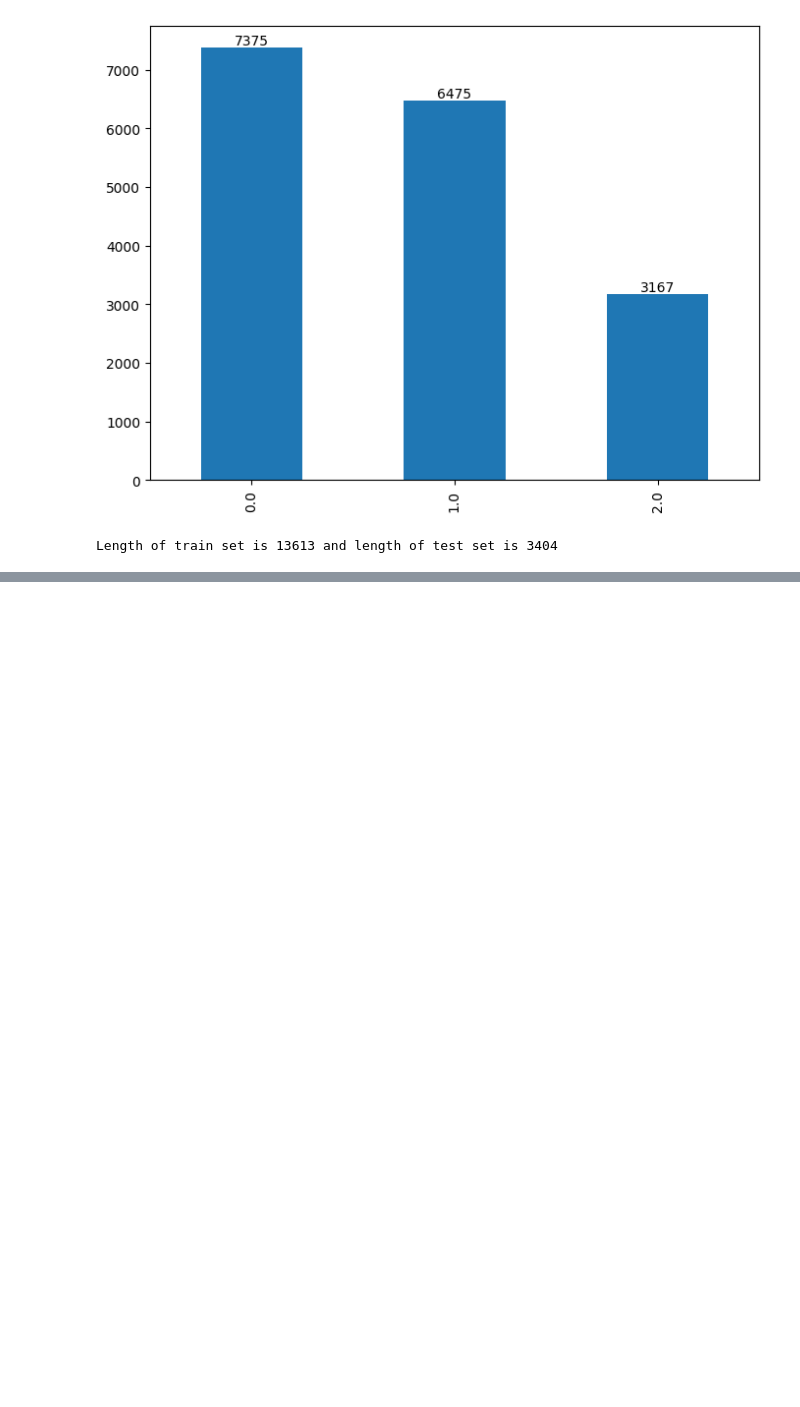
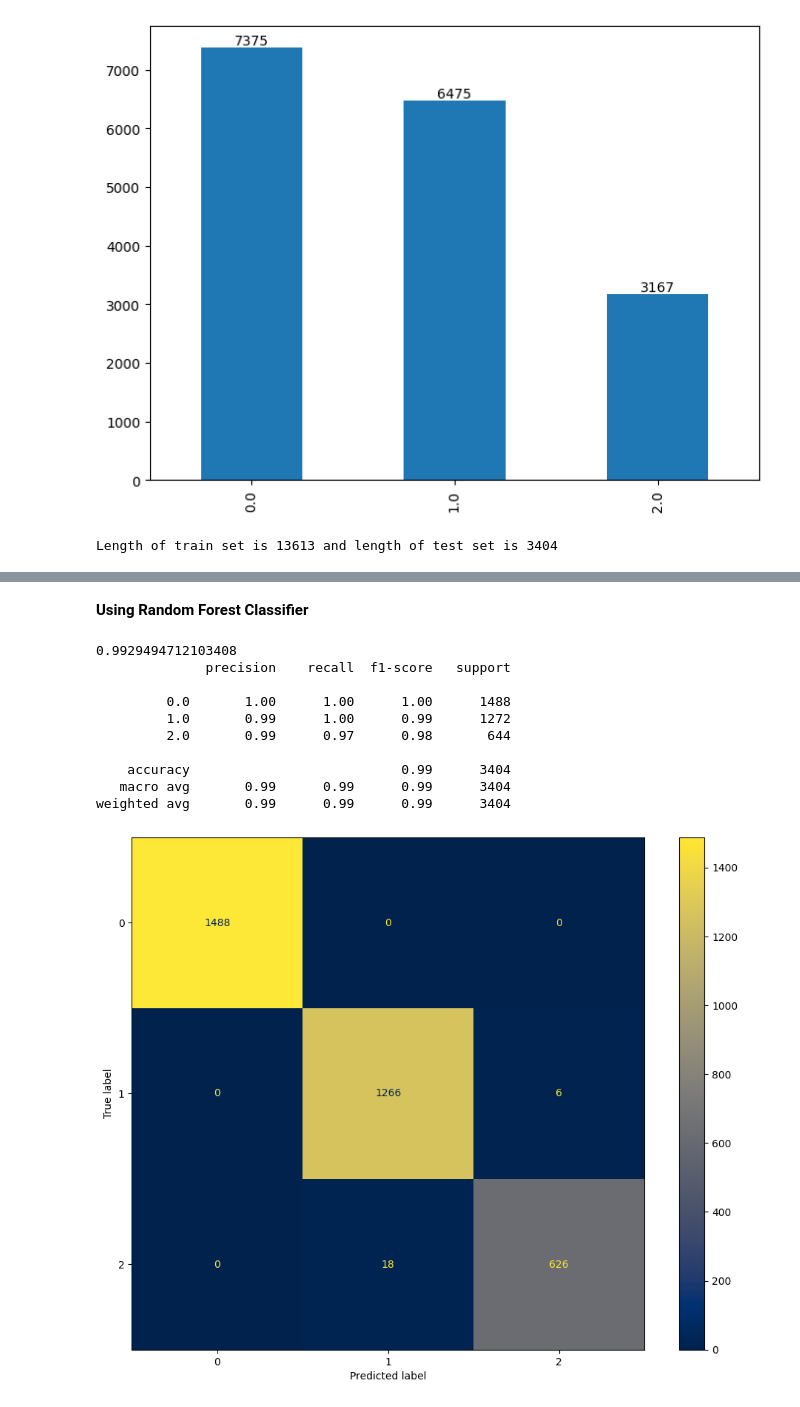
Before and after one commit to girishgautam/movie_rating_prediction, a Jupyter notebook: movie_ratings.ipynb, the cells around one changed output, grey strips where cells are left out. Cells and saved outputs as stored; diff of their text form; code cells hidden in the pictures; blank space fills up the shorter version.

```diff
--- a/movie_ratings.ipynb
+++ b/movie_ratings.ipynb
@@ -193,0 +277,35 @@ Length of train set is 13613 and length of test set is 3404
+# %% [markdown]
+**Using Random Forest Classifier**
+# %%
+#Instantiate Random forest classifier with default values
+rf = RandomForestClassifier(random_state=5)
+
+#Train the classifier on train data
+rf.fit(X_train, y_train)
+
+#Predcit using test data
+y_predict = rf.predict(X_test)
+
+#print accuracy and classification report on test data
+print(accuracy_score(y_test, y_predict))
+print(classification_report(y_test, y_predict))
+
+
+#plot confucion matrix on test data
+cm = confusion_matrix(y_test, y_predict)
+fig, ax = plt.subplots(figsize=(12, 9))
+disp = ConfusionMatrixDisplay(confusion_matrix=cm)
+disp.plot(cmap='cividis', ax=ax)
+plt.show()
+# %% [output]
+0.9929494712103408
+              precision    recall  f1-score   support
+
+         0.0       1.00      1.00      1.00      1488
+         1.0       0.99      1.00      0.99      1272
+         2.0       0.99      0.97      0.98       644
+
+    accuracy                           0.99      3404
+   macro avg       0.99      0.99      0.99      3404
+weighted avg       0.99      0.99      0.99      3404
+[figure, added]
```
Also changed, not shown: parts of 11 cells of this notebook.
